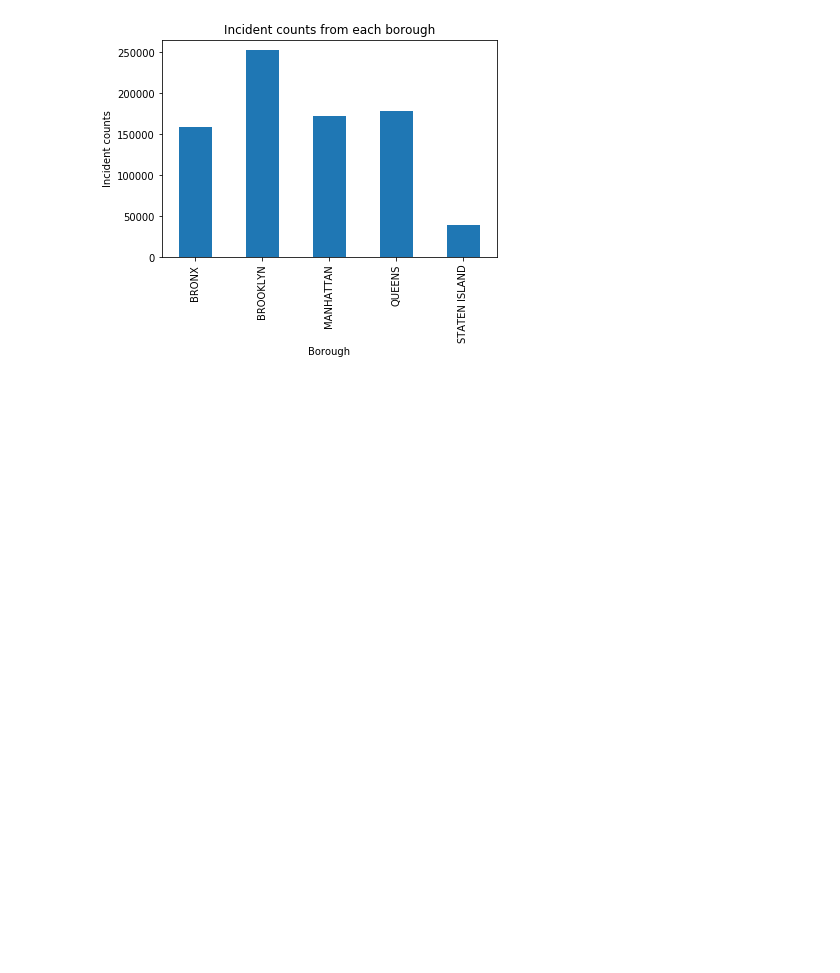
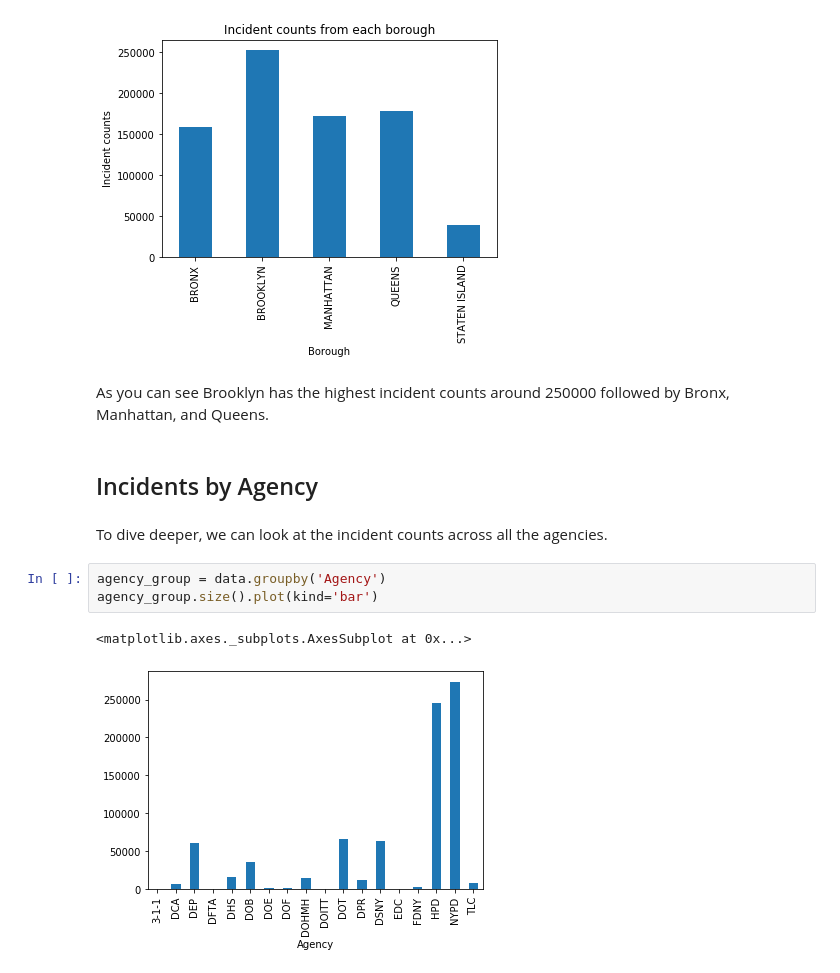
Before and after one commit to gabriel-olufade/NYC_Service_Requests, a Jupyter notebook: NYC Service Requests Project.ipynb, the cells around one changed output. Saved outputs shown, nothing was run; the diff lists cells and outputs as text; blank space fills up the shorter version.

```diff
--- a/NYC Service Requests Project.ipynb
+++ b/NYC Service Requests Project.ipynb
@@ -116,3 +119,15 @@ plt.title('Incident counts from each borough')
 plt.show()
 # %% [output]
 [figure]
+# %% [markdown]
+As you can see Brooklyn has the highest incident counts around 250000 followed by Bronx, Manhattan, and Queens.
+# %% [markdown]
+## Incidents by Agency
+# %% [markdown]
+To dive deeper, we can look at the incident counts across all the agencies.
+# %%
+agency_group = data.groupby('Agency')
+agency_group.size().plot(kind='bar')
+# %% [output]
+<matplotlib.axes._subplots.AxesSubplot at 0x...>
+[figure, added]
```
Also changed, not shown: parts of 23 cells of this notebook.
